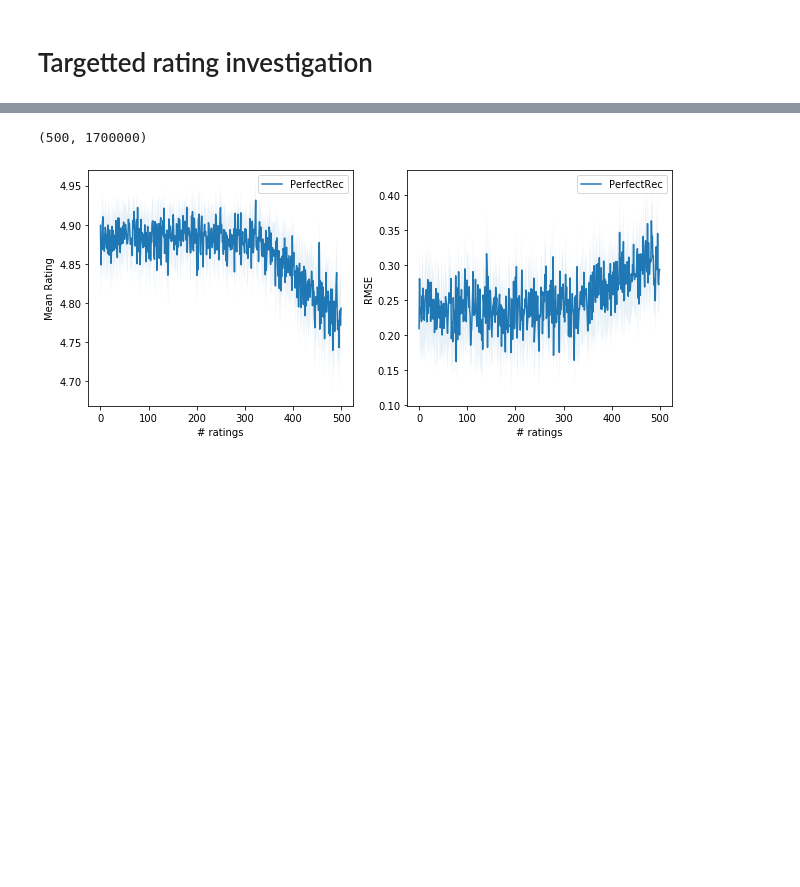
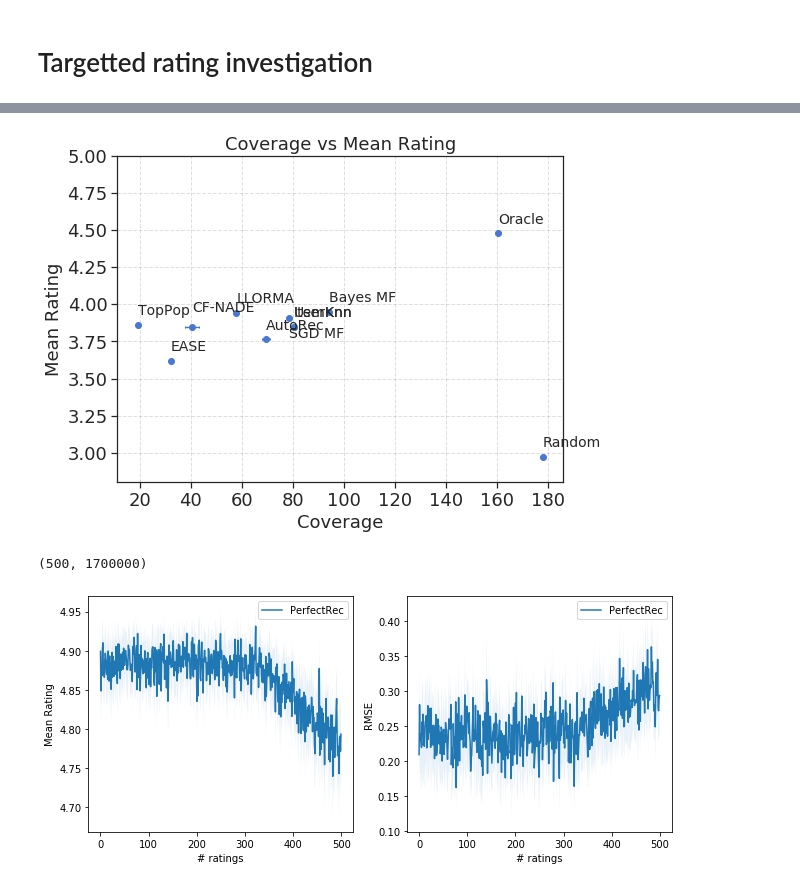
Before and after one commit to berkeley-reclab/RecLab, a Jupyter notebook: experiments/Plotting-Results.ipynb, the cells around one changed output, grey strips where cells are left out. Cells and saved outputs as stored; diff of their text form; code cells hidden in the pictures; blank space fills up the shorter version.

```diff
--- a/experiments/Plotting-Results.ipynb
+++ b/experiments/Plotting-Results.ipynb
@@ -84,0 +25,3 @@ ClientError: An error occurred (403) when calling the HeadObject operation: Forb
+# %%
+def mean(ratings, predictions):
+    return ratings[0].mean()
@@ -87,3 +80,50 @@ ClientError: An error occurred (403) when calling the HeadObject operation: Forb
+# %%
+coverages = get_coverage_s3(rec_names, 531, 'recsys-eval', 'master', 'latent_static', np.arange(10), 100000)
+coverage_means = np.array(coverages).mean(axis=1)
+coverage_stds = np.array(coverages).std(axis=1) / np.sqrt(10 - 1)
+# %%
+plt.rcParams['text.usetex'] = False
+sns.set(style="ticks")
+plt.rc('font', family='serif')
+plt.rc('font', serif='Times New Roman')
+
+bigfont = 18
+medfont = 14
+smallfont = 12
+sns.set_style('ticks', {'font.family':'serif', 'font.serif':'Times New Roman'})
+
+sns.set_palette("muted")
+# %%
+plt.figure(figsize=(8,6))
+plt.xticks(fontsize=bigfont)
+plt.yticks(fontsize=bigfont)
+plt.grid(True, linestyle='--', which='major', color='grey', alpha=.25)
+plt.errorbar(coverage_means, means, xerr=coverage_stds * 2, yerr=np.array(stds) * 2, linestyle='None', fmt='o', linewidth=1.4, capsize=1.4)
+plt.xlabel("Coverage", fontsize=bigfont)
+plt.ylabel("Mean Rating", fontsize=bigfont)
+plt.ylim(bottom=2.8, top=5.0)
+for i, rec_name in enumerate(plot_names):
+    if rec_name == 'LLORMA':
+        plt.annotate(rec_name, (coverage_means[i]- 0.017, means[i] + 0.065), fontsize=medfont)
+    elif rec_name == 'CF-NADE':
+        plt.annotate(rec_name, (coverage_means[i] - 0.02, means[i] + 0.1), fontsize=medfont)
+    elif rec_name == 'LibFM (SGD)':
+        plt.annotate(rec_name, (coverage_means[i] - 0.04, means[i] - 0.13), fontsize=medfont)
+    elif rec_name == 'LibFM (MCMC)':
+        plt.annotate(rec_name, (coverage_means[i] - 0.04, means[i] + 0.065), fontsize=medfont)
+    elif rec_name == 'EASE':
+        plt.annotate(rec_name, (coverage_means[i] - 0.01, means[i] + 0.065), fontsize=medfont)
+    elif rec_name == 'SGD MF':
+        plt.annotate(rec_name, (coverage_means[i] - 0.02, means[i] - 0.13), fontsize=medfont)
+    elif rec_name == 'Bayes MF':
+        plt.annotate(rec_name, (coverage_means[i] - 0.023, means[i] + 0.065), fontsize=medfont)
+    else:
+        plt.annotate(rec_name, (coverage_means[i] - 0.015, means[i] + 0.065), fontsize=medfont)
+
+plt.title("Coverage vs Mean Rating", fontsize=bigfont, fontname='Times New Roman')
+plt.savefig('main-plot.pdf')
+# %% [output]
+[figure, added]
 # %%
 # S3 storage parameters
 bucket_name = 'recsys-eval'
```
Also changed, not shown: parts of 10 cells of this notebook, 1 other file.
